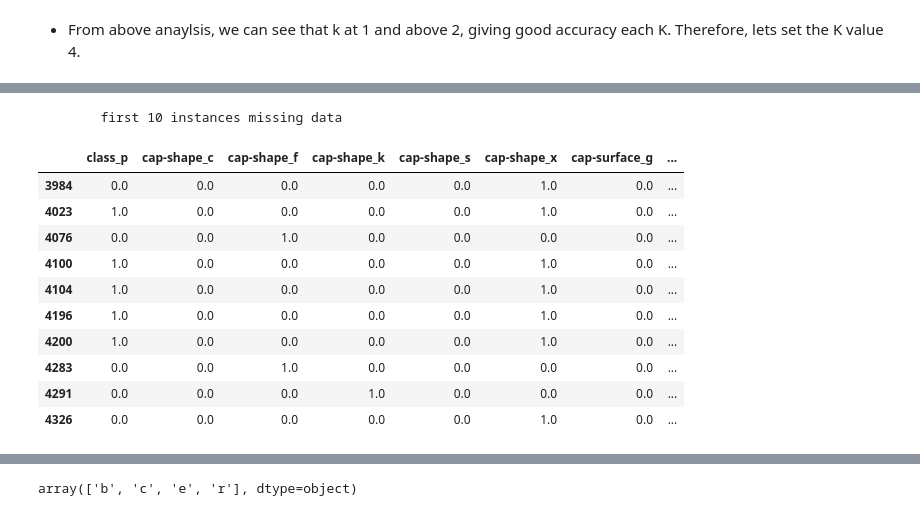
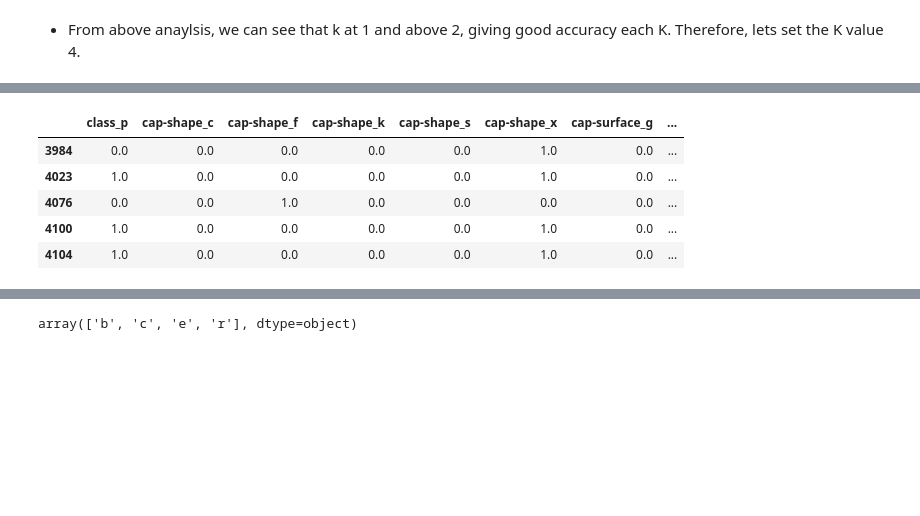
Before and after one commit to Talha1818/Imputing-Missing-Values-With-KNN-Dimensionality-Reduction-Modeling, a Jupyter notebook: Imputing_KNN_LR_RF_PCA.ipynb, the cells around one changed output, grey strips where cells are left out. Cells and saved outputs as stored; diff of their text form; code cells hidden in the pictures; blank space fills up the shorter version.

```diff
--- a/Imputing_KNN_LR_RF_PCA.ipynb
+++ b/Imputing_KNN_LR_RF_PCA.ipynb
@@ -474,3 +488,12 @@ df_fill_missing_data = df_with_missing_data.copy()
+# %%
+df_with_missing_data.head()
+# %% [output]
+|  | class_p | cap-shape_c | cap-shape_f | cap-shape_k | cap-shape_s | cap-shape_x | cap-surface_g | ... |
+| 3984 | 0.0 | 0.0 | 0.0 | 0.0 | 0.0 | 1.0 | 0.0 | ... |
+| 4023 | 1.0 | 0.0 | 0.0 | 0.0 | 0.0 | 1.0 | 0.0 | ... |
+| 4076 | 0.0 | 0.0 | 1.0 | 0.0 | 0.0 | 0.0 | 0.0 | ... |
+| 4100 | 1.0 | 0.0 | 0.0 | 0.0 | 0.0 | 1.0 | 0.0 | ... |
+| 4104 | 1.0 | 0.0 | 0.0 | 0.0 | 0.0 | 1.0 | 0.0 | ... |
 # %%
 df_imputing = df_with_missing_data.iloc[:,:-1].values
 y_pred = knn.predict(df_imputing)
@@ -479,18 +502 @@ df_fill_missing_data['stalk-root'] = y_pred
 df_without_missing_data['stalk-root'] = y
-# %%
-print("\n\tfirst 10 instances missing data")
-print()
-df_with_missing_data.head(10)
-# %% [output]
-        first 10 instances missing data
-|  | class_p | cap-shape_c | cap-shape_f | cap-shape_k | cap-shape_s | cap-shape_x | cap-surface_g | ... |
-| 3984 | 0.0 | 0.0 | 0.0 | 0.0 | 0.0 | 1.0 | 0.0 | ... |
-| 4023 | 1.0 | 0.0 | 0.0 | 0.0 | 0.0 | 1.0 | 0.0 | ... |
-| 4076 | 0.0 | 0.0 | 1.0 | 0.0 | 0.0 | 0.0 | 0.0 | ... |
-| 4100 | 1.0 | 0.0 | 0.0 | 0.0 | 0.0 | 1.0 | 0.0 | ... |
-| 4104 | 1.0 | 0.0 | 0.0 | 0.0 | 0.0 | 1.0 | 0.0 | ... |
-| 4196 | 1.0 | 0.0 | 0.0 | 0.0 | 0.0 | 1.0 | 0.0 | ... |
-| 4200 | 1.0 | 0.0 | 0.0 | 0.0 | 0.0 | 1.0 | 0.0 | ... |
-| 4283 | 0.0 | 0.0 | 1.0 | 0.0 | 0.0 | 0.0 | 0.0 | ... |
-| 4291 | 0.0 | 0.0 | 0.0 | 1.0 | 0.0 | 0.0 | 0.0 | ... |
-| 4326 | 0.0 | 0.0 | 0.0 | 0.0 | 0.0 | 1.0 | 0.0 | ... |
```
Also changed, not shown: parts of 36 cells of this notebook.
